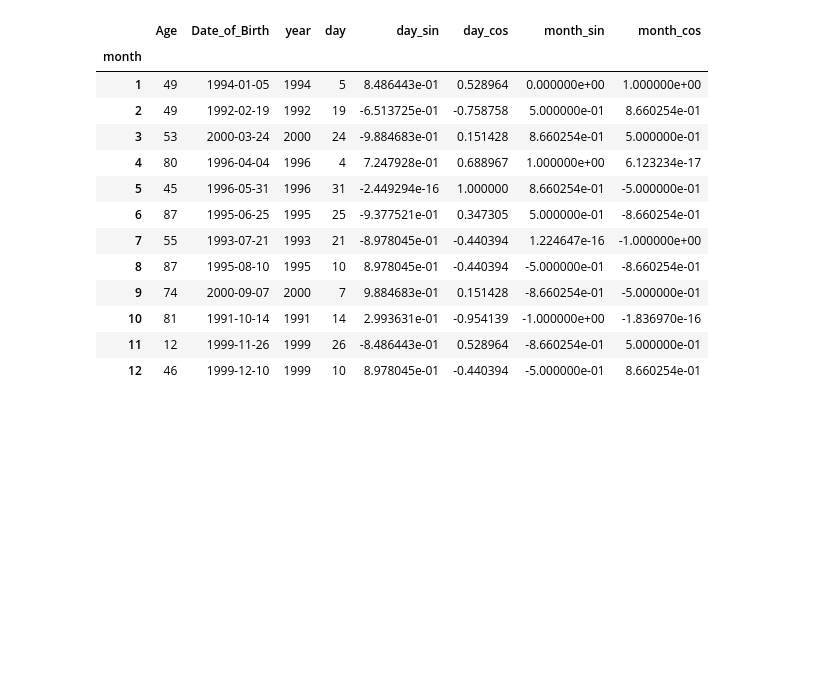
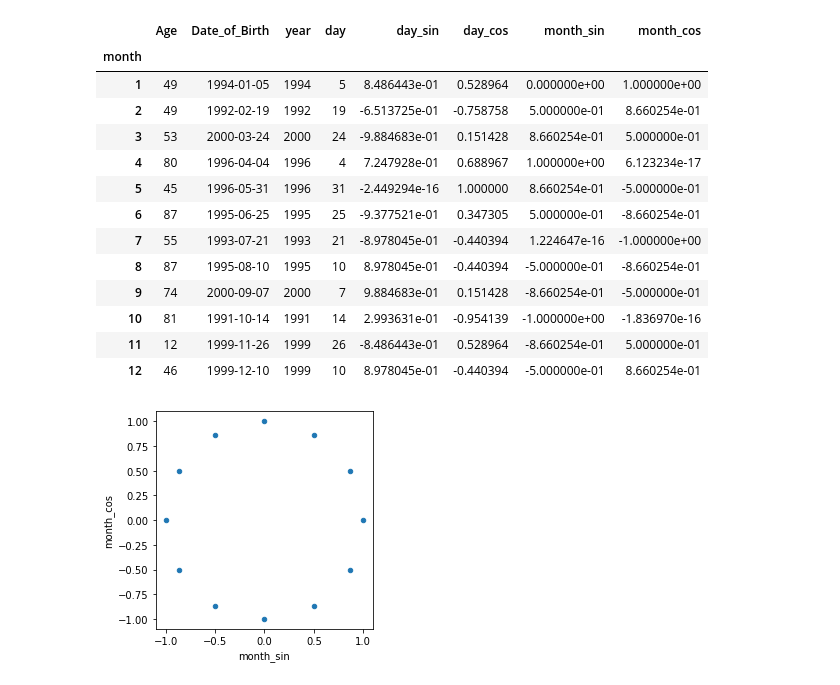
Before and after one commit to sandhyaparna/Python-DataScience-CookBook, a Jupyter notebook: Modeling/Feature_Engineering.ipynb, the cells around one changed output. Cells and saved outputs as stored; diff of their text form; code cells hidden in the pictures; blank space fills up the shorter version.

```diff
--- a/Modeling/Feature_Engineering.ipynb
+++ b/Modeling/Feature_Engineering.ipynb
@@ -106,3 +124,7 @@ TemporalData.groupby('month').first()
 | 10 | 81 | 1991-10-14 | 1991 | 14 | 2.993631e-01 | -0.954139 | -1.000000e+00 | -1.836970e-16 |
 | 11 | 12 | 1999-11-26 | 1999 | 26 | -8.486443e-01 | 0.528964 | -8.660254e-01 | 5.000000e-01 |
 | 12 | 46 | 1999-12-10 | 1999 | 10 | 8.978045e-01 | -0.440394 | -5.000000e-01 | 8.660254e-01 |
+# %%
+TemporalData.groupby('month').first().plot.scatter('month_sin','month_cos').set_aspect('equal');
+# %% [output]
+[figure, added]
```
Also changed, not shown: parts of 7 cells of this notebook.
